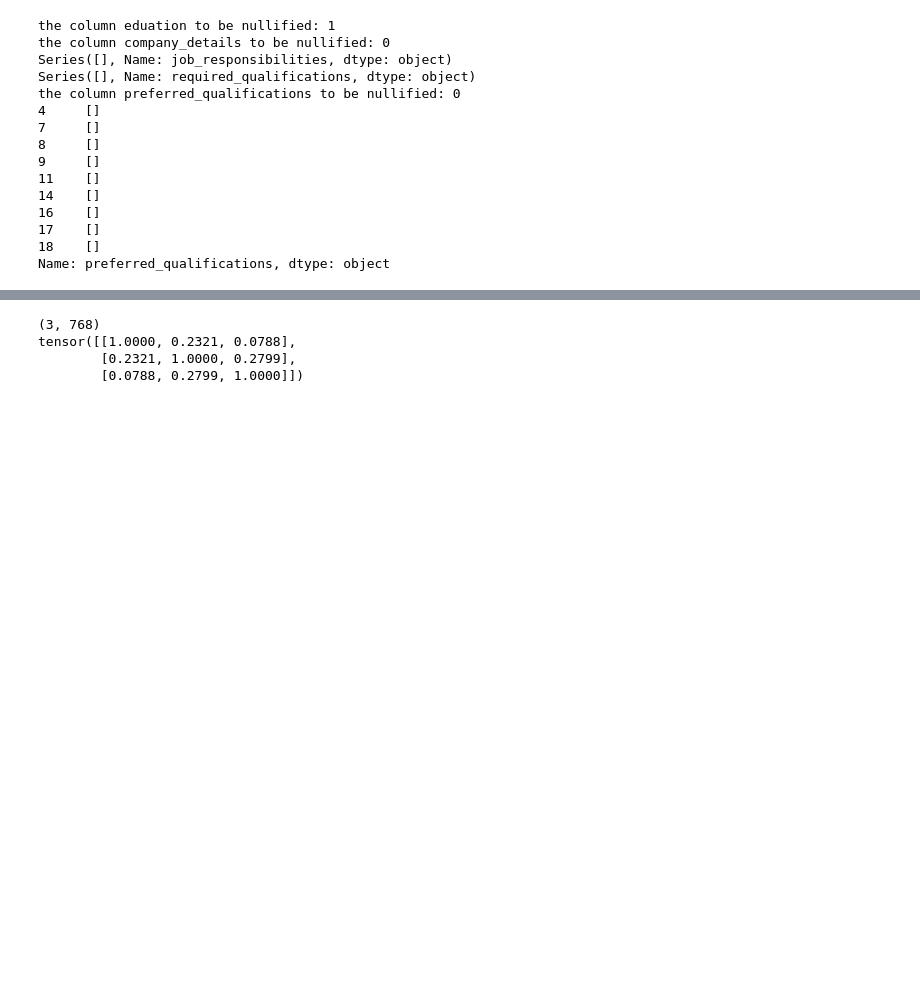
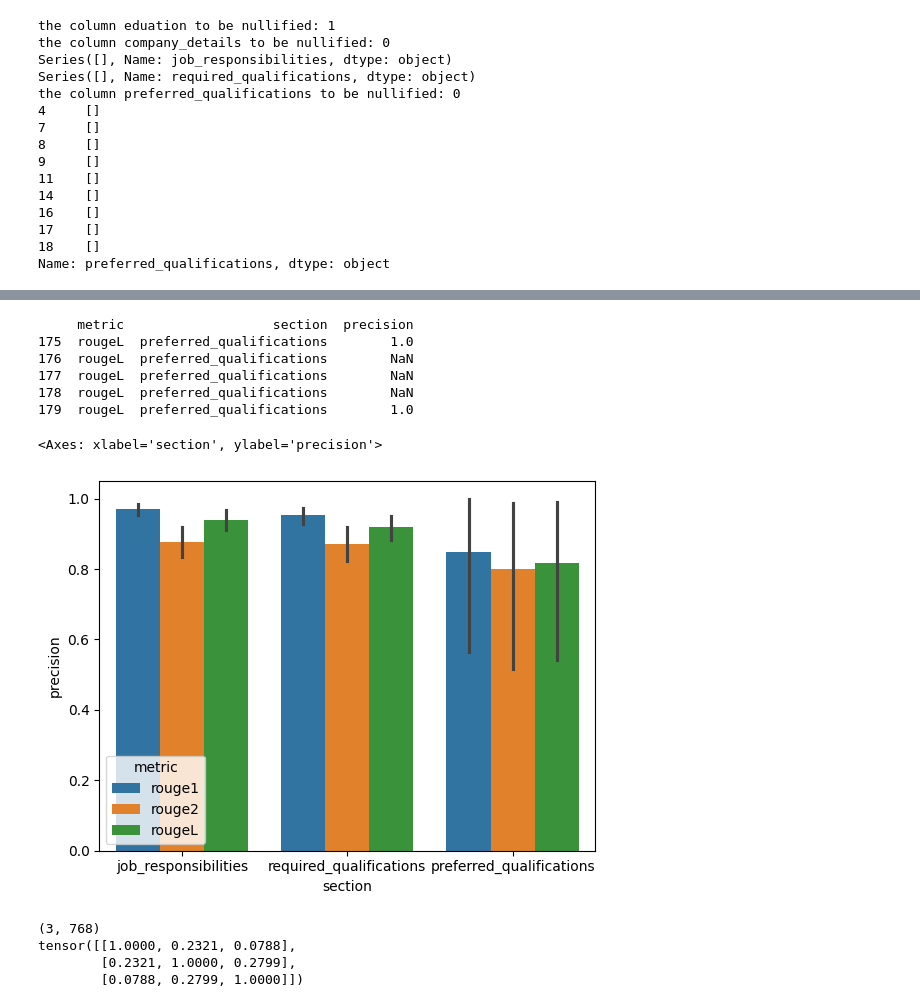
Before and after one commit to daiqing2009/ResumeFlow, a Jupyter notebook: benchmark/jd.ipynb, the cells around one changed output, grey strips where cells are left out. Drawn from its saved outputs; the diff is of its cells as text; code cells hidden in the pictures; blank space fills up the shorter version.

Commit message:
visualize rouge scores

```diff
--- a/benchmark/jd.ipynb
+++ b/benchmark/jd.ipynb
@@ -626,2 +610,56 @@ for i in range(len(job_descptions_idx)):
+# %%
+SECTIONS = ["job_responsibilities", "required_qualifications", "preferred_qualifications"]
+
+# concatenate section by secion for each extraction
+def concat_by_section(extracted_job, section_name):
+    return ' '.join(extracted_job[section_name]) if extracted_job[section_name] else None
+# %%
+rs_score = rouge_scorer.RougeScorer(['rouge1', 'rouge2', 'rougeL'], use_stemmer=True)
+
+# print(' '.join(job_extracted[0]['job_responsibilities']))
+# print(type(postings_sample_df.iloc[jd_ext_idx[0]]['description']))
+# print(rs_score.score(postings_sample_df.iloc[jd_ext_idx[0]]['description'], ' '.join(job_extracted[0]['job_responsibilities'])))
+
+r1_scores = {}
+r2_scores = {}
+rL_scores = {}
+
+for i in range(len(jd_ext_idx)):
+    original_desc = postings_sample_df.iloc[jd_ext_idx[i]]['description']
+    for section in SECTIONS:
+        content = concat_by_section(job_extracted[i], section)
+        # content = job_extracted[i][section]
+        if content:
+            if section not in r1_scores:
+                r1_scores[section] = {}
+                r2_scores[section] = {}
+                rL_scores[section] = {}
+            score = rs_score.score(original_desc, content)
+            r1_scores[section][i] = score['rouge1'].precision
+            r2_scores[section][i] = score['rouge2'].precision
+            rL_scores[section][i] = score['rougeL'].precision
+
+# Visualize the rouge1 and rougeL by section in a grouped bar plot
+r1_df =  pd.DataFrame(r1_scores)
+r1_df['metric'] = 'rouge1'
+r2_df =  pd.DataFrame(r2_scores)
+r2_df['metric'] = 'rouge2'
+rL_df =  pd.DataFrame(rL_scores)
+rL_df['metric'] = 'rougeL'
+
+score_df = pd.concat([r1_df, r2_df, rL_df])
+score_df = score_df.melt(id_vars=['metric'], var_name='section', value_name='precision')
+print(score_df.tail())
+
+sns.barplot(data= score_df , x='section', y='precision',hue='metric')
+# %% [output]
+     metric                   section  precision
+175  rougeL  preferred_qualifications        1.0
+176  rougeL  preferred_qualifications        NaN
+177  rougeL  preferred_qualifications        NaN
+178  rougeL  preferred_qualifications        NaN
+179  rougeL  preferred_qualifications        1.0
+<Axes: xlabel='section', ylabel='precision'>
+[figure, added]
 # %%
 !pip install --quiet sentence_transformers
```
Also changed, not shown: parts of 9 cells of this notebook.
